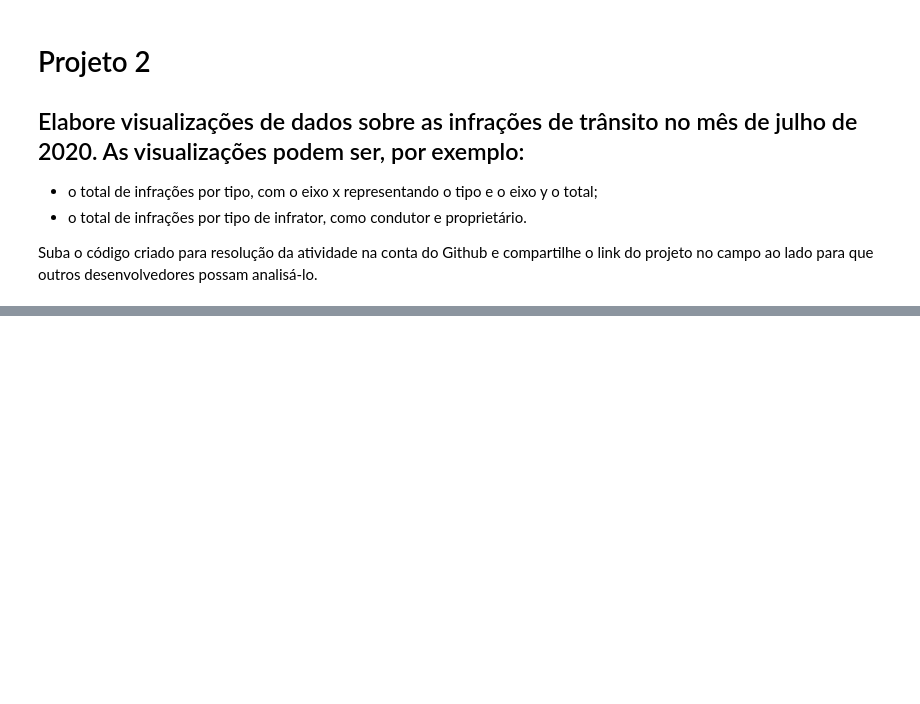
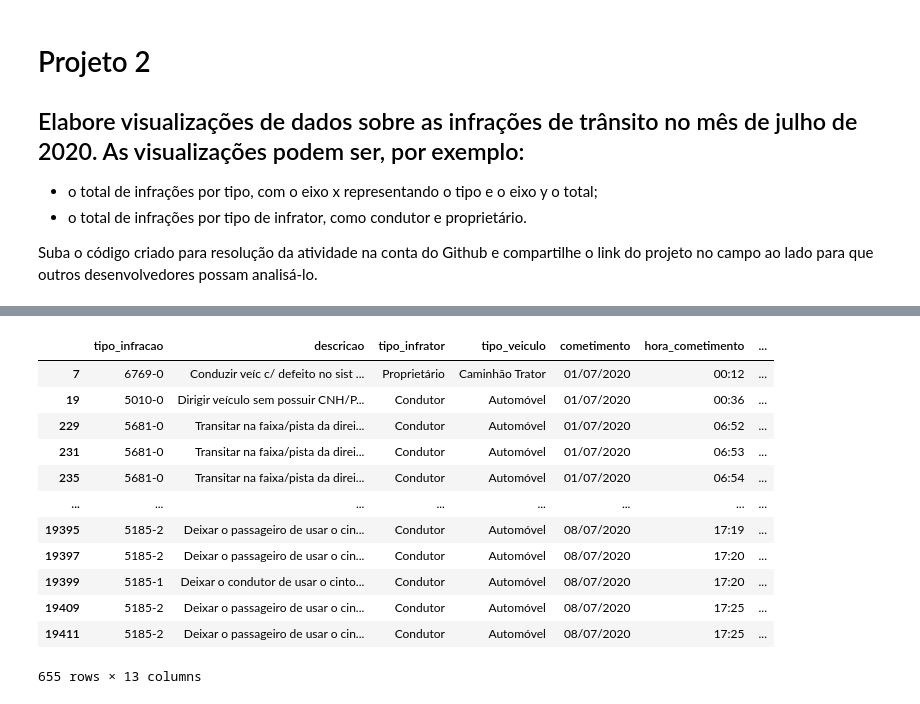
Before and after one commit to Squinsan/projeto1-DataAnalysisHSMuCode, a Jupyter notebook: pandas.ipynb, the cells around one changed output, grey strips where cells are left out. Cells and saved outputs as stored; diff of their text form; code cells hidden in the pictures; blank space fills up the shorter version.

```diff
--- a/pandas.ipynb
+++ b/pandas.ipynb
@@ -176,0 +188,16 @@ Text(0, 0.5, 'Tipo de Infrator')
+# %%
+df
+# %% [output]
+|  | tipo_infracao | descricao | tipo_infrator | tipo_veiculo | cometimento | hora_cometimento | ... |
+| 7 | 6769-0 | Conduzir veíc c/ defeito no sist ... | Proprietário | Caminhão Trator | 01/07/2020 | 00:12 | ... |
+| 19 | 5010-0 | Dirigir veículo sem possuir CNH/P... | Condutor | Automóvel | 01/07/2020 | 00:36 | ... |
+| 229 | 5681-0 | Transitar na faixa/pista da direi... | Condutor | Automóvel | 01/07/2020 | 06:52 | ... |
+| 231 | 5681-0 | Transitar na faixa/pista da direi... | Condutor | Automóvel | 01/07/2020 | 06:53 | ... |
+| 235 | 5681-0 | Transitar na faixa/pista da direi... | Condutor | Automóvel | 01/07/2020 | 06:54 | ... |
+| ... | ... | ... | ... | ... | ... | ... | ... |
+| 19395 | 5185-2 | Deixar o passageiro de usar o cin... | Condutor | Automóvel | 08/07/2020 | 17:19 | ... |
+| 19397 | 5185-2 | Deixar o passageiro de usar o cin... | Condutor | Automóvel | 08/07/2020 | 17:20 | ... |
+| 19399 | 5185-1 | Deixar o condutor de usar o cinto... | Condutor | Automóvel | 08/07/2020 | 17:20 | ... |
+| 19409 | 5185-2 | Deixar o passageiro de usar o cin... | Condutor | Automóvel | 08/07/2020 | 17:25 | ... |
+| 19411 | 5185-2 | Deixar o passageiro de usar o cin... | Condutor | Automóvel | 08/07/2020 | 17:25 | ... |
+655 rows × 13 columns
```
Also changed, not shown: parts of 14 cells of this notebook.
